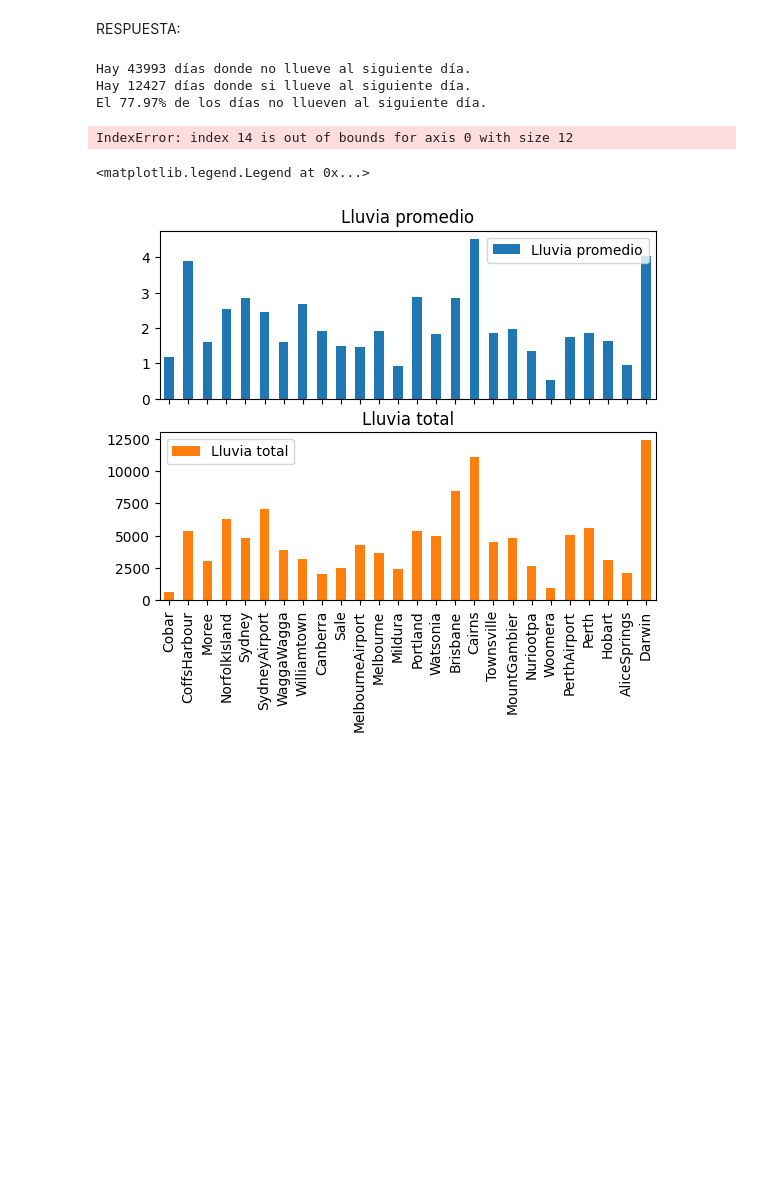
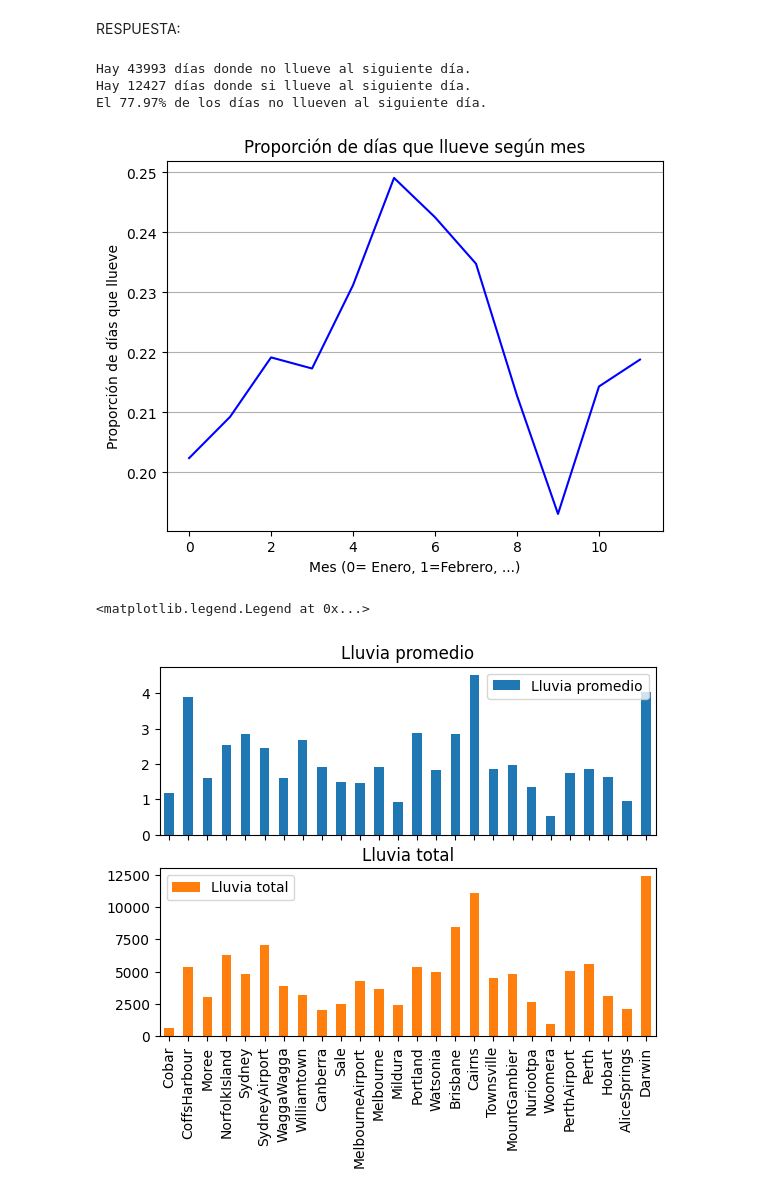
Before and after one commit to gato1108/Mineria-de-datos, a Jupyter notebook: T1/T1 mineria.ipynb, the cells around one changed output. Cells and saved outputs as stored; diff of their text form; code cells hidden in the pictures; blank space fills up the shorter version.

```diff
--- a/T1/T1 mineria.ipynb
+++ b/T1/T1 mineria.ipynb
@@ -159,30 +159,16 @@ El 77.97% de los días no llueven al siguiente día.
 # %%
 head = {'Año' : [], "No llueve al día siguiente": [], "Si llueve al día siguiente": []}
 years = pd.DataFrame(head)
-head = {'Mes' : [], "No llueve al día siguiente": [], "Si llueve al día siguiente": []}
+head = {'Mes' : [], 'No Proporción de lluvia' : []}
 months = pd.DataFrame(head)
 
 def year(s):
-    return s.split('-')[0]
+    return int(s.split('-')[0])
 
 def month(s):
-    return s.split('-')[1]
+    return int(s.split('-')[1])
 
 date_data = data.copy()
 
 date_data['Año'] = data['Date'].apply(year)
 date_data['Mes'] = data['Date'].apply(month)
-
-#data.plot.scatter("Date", "RainTomorrow", s = 0.1, color = 'RoyalBlue')
-#plt.plot(data['Temp9am'], Y_pred, color='red')
-#plt.show()
-# %%
-yes_mon = date_data[date_data["RainTomorrow"] == 'Yes']['Mes']
-no_mon = date_data[date_data["RainTomorrow"] == 'No']['Mes']
-
-for mon in range(1,13):
-    months.loc[len(months.index)] = [mon, int(no_mon.value_counts()[mon]), int(yes_mon.value_counts()[hora])]
-
-months
-# %% [output]
-IndexError: index 14 is out of bounds for axis 0 with size 12
@@ -193,3 +175,19 @@ for i in range(2009, 2018):
+# %%
+for mon in range(1,13):
+    that_month = date_data[date_data['Mes'] == mon]
+    y = that_month['RainTomorrow'].value_counts()['Yes']
+    n = that_month['RainTomorrow'].value_counts()['No']
+    prop = y / (y + n)
+    months.loc[len(months.index)] = [int(mon), prop]
+# %%
+fig, ax = plt.subplots()
+
+plt.title("Proporción de días que llueve según mes")
+
+months["No Proporción de lluvia"].plot(ax=ax,xlabel='Mes (0= Enero, 1=Febrero, ...)', ylabel='Proporción de días que llueve', color = 'Blue')
+plt.grid(axis='y')
+# %% [output]
+[figure, added]
 # %%
 #RainFall v/s Location
 places = data['Location'].unique()
```
Also changed, not shown: parts of 25 cells of this notebook, 3 other files.
